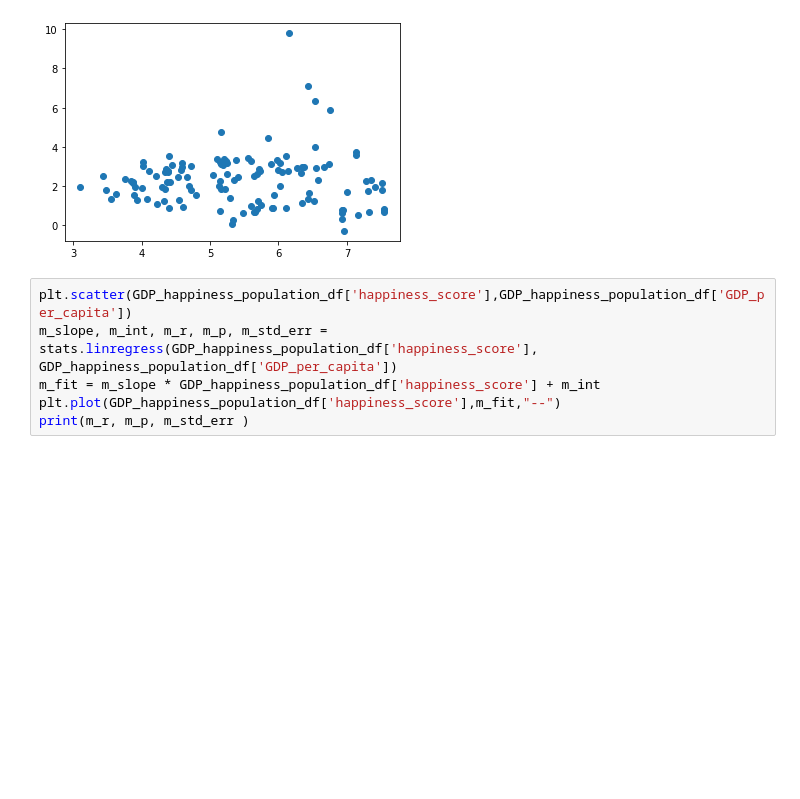
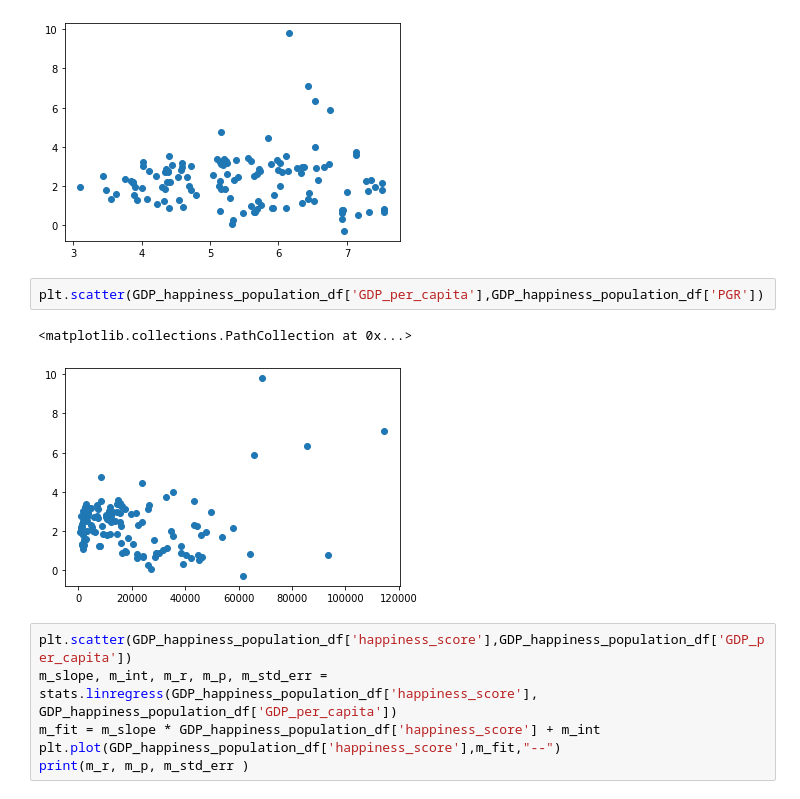
Before and after one commit to prisp90/IS-Project-2, a Jupyter notebook: IS-Project-2.ipynb, the cells around one changed output. Drawn from its saved outputs; the diff is of its cells as text; blank space fills up the shorter version.

```diff
--- a/IS-Project-2.ipynb
+++ b/IS-Project-2.ipynb
@@ -203,6 +203,11 @@ plt.scatter(GDP_happiness_population_df['happiness_score'],GDP_happiness_populat
 # %% [output]
 <matplotlib.collections.PathCollection at 0x...>
 [figure]
+# %%
+plt.scatter(GDP_happiness_population_df['GDP_per_capita'],GDP_happiness_population_df['PGR'])
+# %% [output]
+<matplotlib.collections.PathCollection at 0x...>
+[figure, added]
 # %%
 plt.scatter(GDP_happiness_population_df['happiness_score'],GDP_happiness_population_df['GDP_per_capita'])
 m_slope, m_int, m_r, m_p, m_std_err = stats.linregress(GDP_happiness_population_df['happiness_score'], GDP_happiness_population_df['GDP_per_capita'])
```
Also changed, not shown: parts of 6 cells of this notebook.
